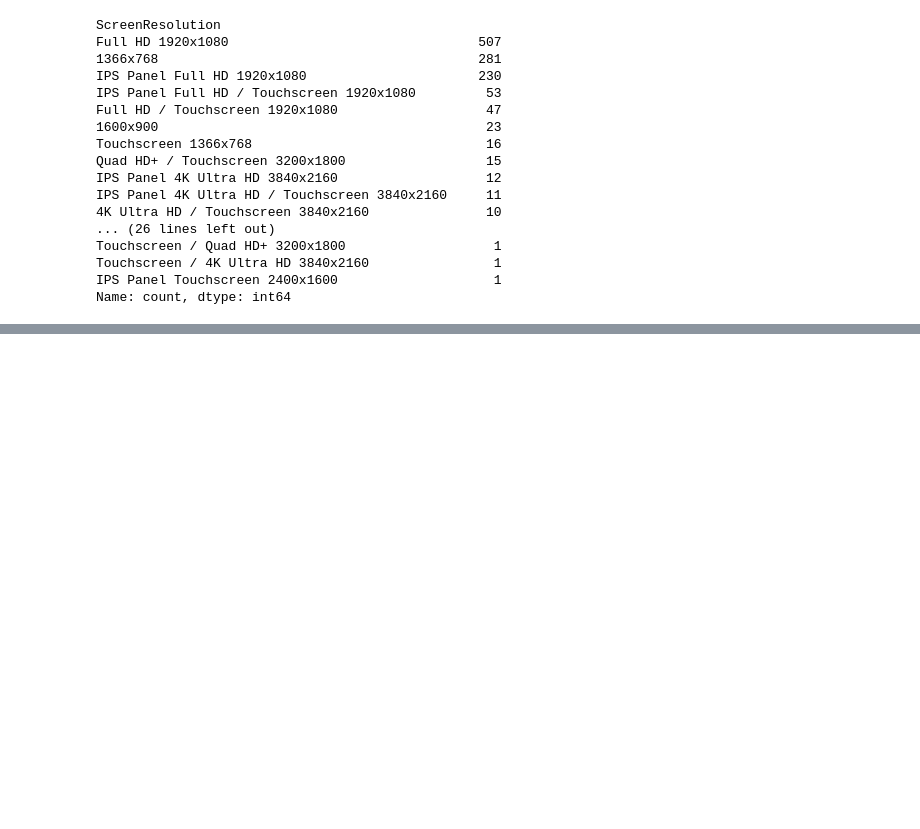
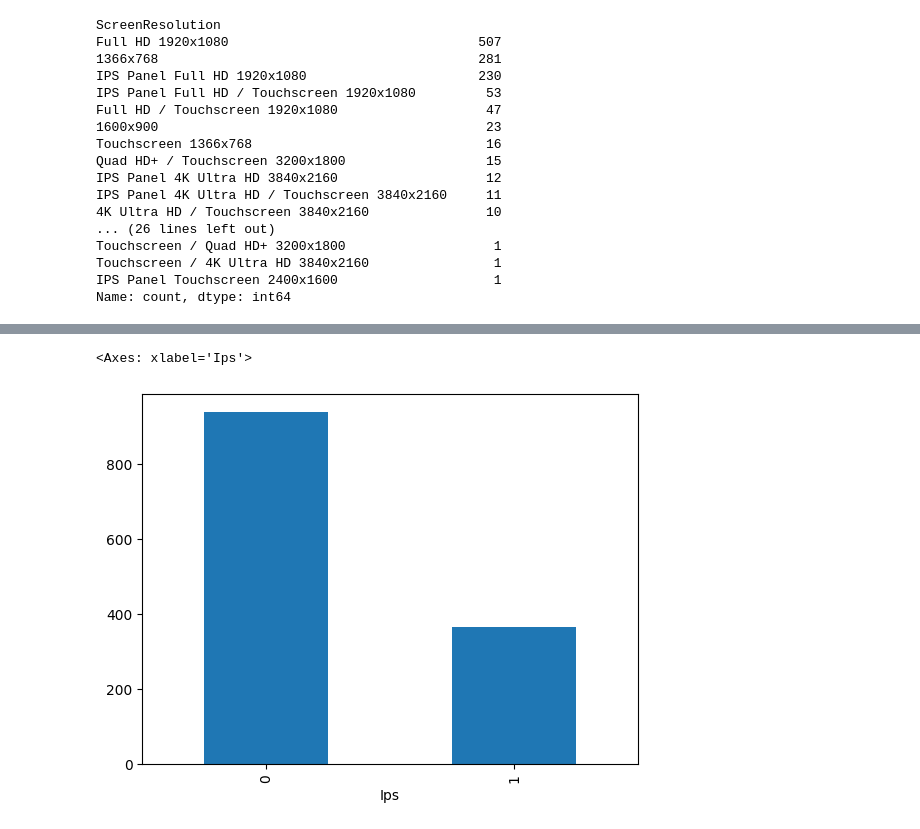
Before and after one commit to afadnan/ds_ml_dl, a Jupyter notebook: projects/laptop_price_predictor/laptop_price_predictor.ipynb, the cells around one changed output, grey strips where cells are left out. Cells and saved outputs as stored; diff of their text form; code cells hidden in the pictures; blank space fills up the shorter version.

```diff
--- a/projects/laptop_price_predictor/laptop_price_predictor.ipynb
+++ b/projects/laptop_price_predictor/laptop_price_predictor.ipynb
@@ -219,0 +246,5 @@ df.sample(5)
+# %%
+df['Ips'].value_counts().plot(kind='bar')
+# %% [output]
+<Axes: xlabel='Ips'>
+[figure, added]
```
Also changed, not shown: parts of 8 cells of this notebook.
